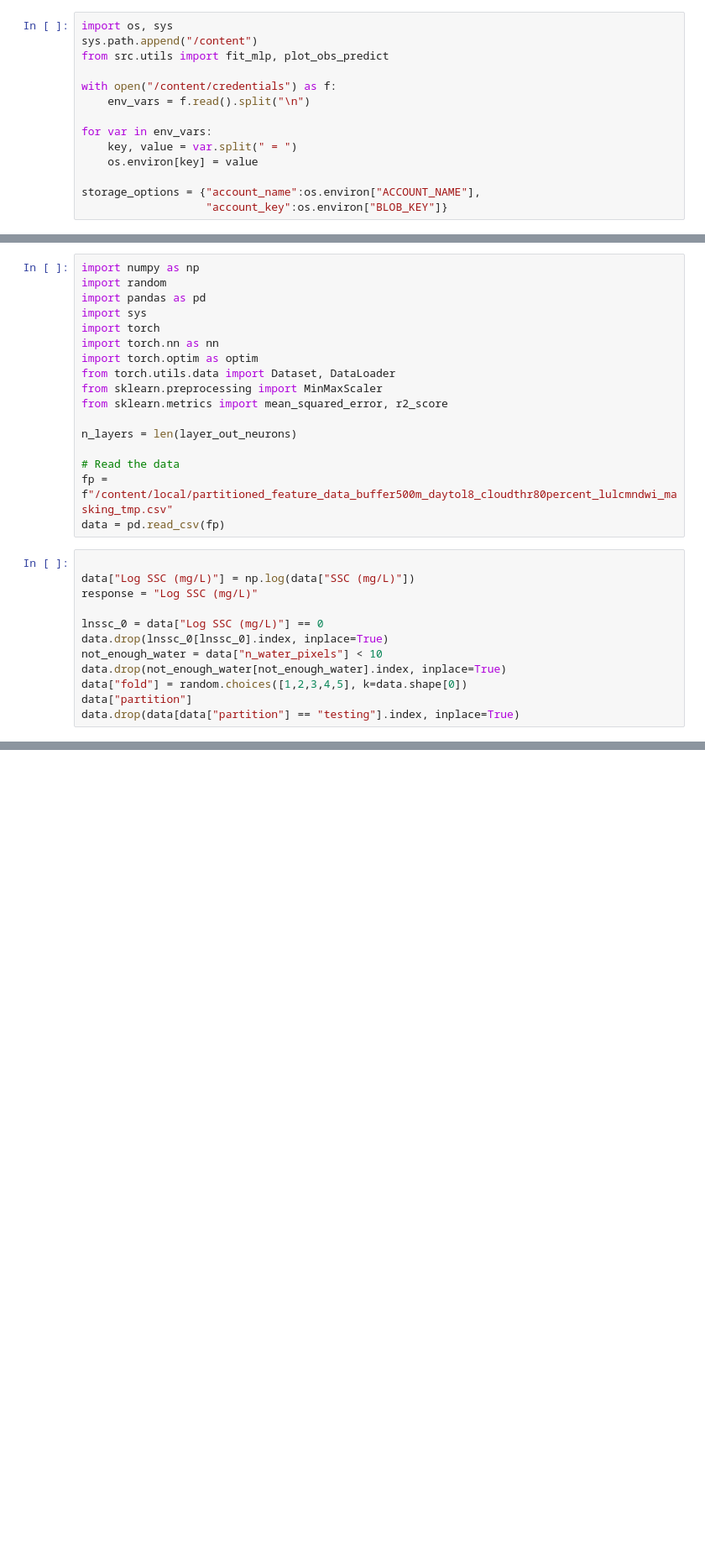
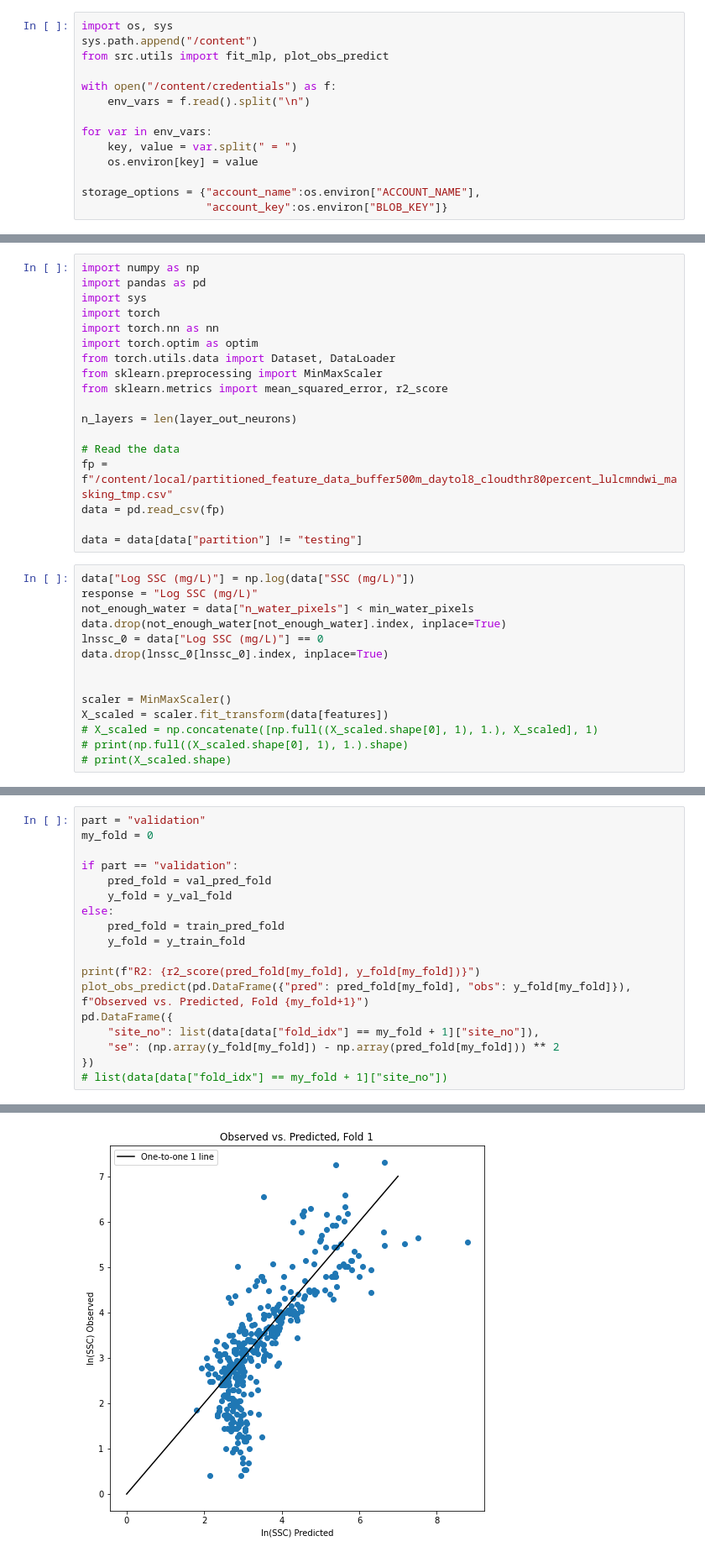
Before and after one commit to csp-inc/fluvius, a Jupyter notebook: notebooks/EX-MLP-cross-validation.ipynb, the cells around one changed output, grey strips where cells are left out. Shown at 84% size. Cells and saved outputs as stored; diff of their text form; blank space fills up the shorter version.

Commit message:
update cross validation model fits, track more info

```diff
--- a/notebooks/EX-MLP-cross-validation.ipynb
+++ b/notebooks/EX-MLP-cross-validation.ipynb
@@ -46,7 +44,6 @@ learn_sched_step_size = 200
 learn_sched_gamma = 0.2
 # %%
 import numpy as np
-import random
 import pandas as pd
 import sys
 import torch
@@ -61,16 +58,20 @@ n_layers = len(layer_out_neurons)
 # Read the data
 fp = f"/content/local/partitioned_feature_data_buffer500m_daytol8_cloudthr80percent_lulcmndwi_masking_tmp.csv"
 data = pd.read_csv(fp)
+
+data = data[data["partition"] != "testing"]
 # %%
-
 data["Log SSC (mg/L)"] = np.log(data["SSC (mg/L)"])
 response = "Log SSC (mg/L)"
-
+not_enough_water = data["n_water_pixels"] < min_water_pixels
+data.drop(not_enough_water[not_enough_water].index, inplace=True)
 lnssc_0 = data["Log SSC (mg/L)"] == 0
 data.drop(lnssc_0[lnssc_0].index, inplace=True)
-not_enough_water = data["n_water_pixels"] < 10
-data.drop(not_enough_water[not_enough_water].index, inplace=True)
-data["fold"] = random.choices([1,2,3,4,5], k=data.shape[0])
-data["partition"]
-data.drop(data[data["partition"] == "testing"].index, inplace=True)
+
+
+scaler = MinMaxScaler()
+X_scaled = scaler.fit_transform(data[features])
+# X_scaled = np.concatenate([np.full((X_scaled.shape[0], 1), 1.), X_scaled], 1)
+# print(np.full((X_scaled.shape[0], 1), 1.).shape)
+# print(X_scaled.shape)
 # %%
@@ -258,0 +291,19 @@ output["val_mse"]
+# %%
+part = "validation"
+my_fold = 0
+
+if part == "validation":
+    pred_fold = val_pred_fold
+    y_fold = y_val_fold
+else:
+    pred_fold = train_pred_fold
+    y_fold = y_train_fold
+
+print(f"R2: {r2_score(pred_fold[my_fold], y_fold[my_fold])}")
+plot_obs_predict(pd.DataFrame({"pred": pred_fold[my_fold], "obs": y_fold[my_fold]}), f"Observed vs. Predicted, Fold {my_fold+1}")
+pd.DataFrame({
+    "site_no": list(data[data["fold_idx"] == my_fold + 1]["site_no"]),
+    "se": (np.array(y_fold[my_fold]) - np.array(pred_fold[my_fold])) ** 2
+})
+# list(data[data["fold_idx"] == my_fold + 1]["site_no"])
+# %% [output]
@@ -258,0 +324 @@ output["val_mse"]
+[figure, added]
```
Also changed, not shown: parts of 8 cells of this notebook.
